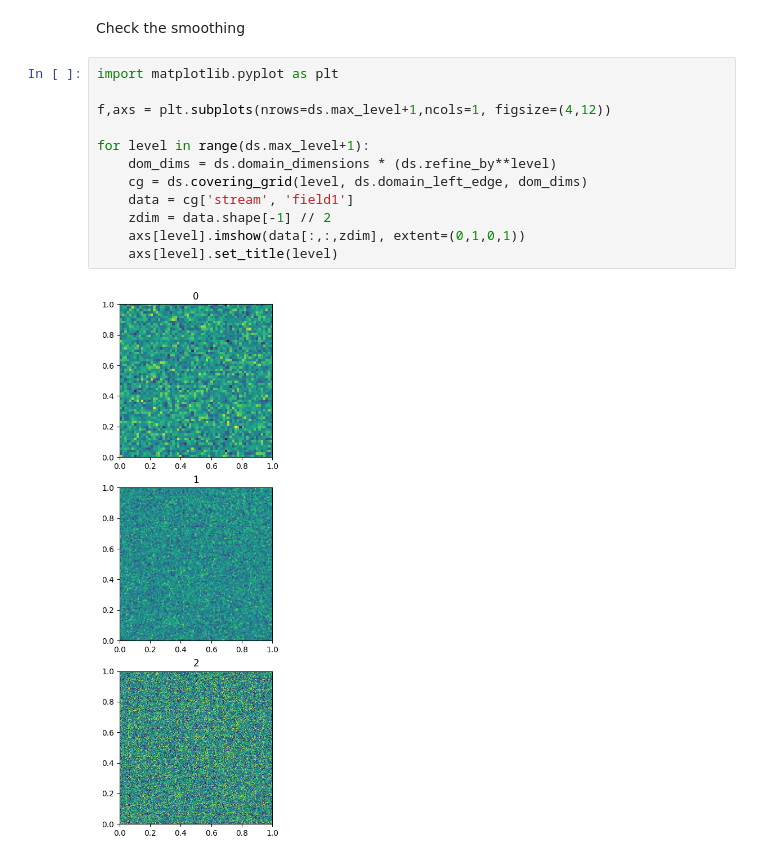
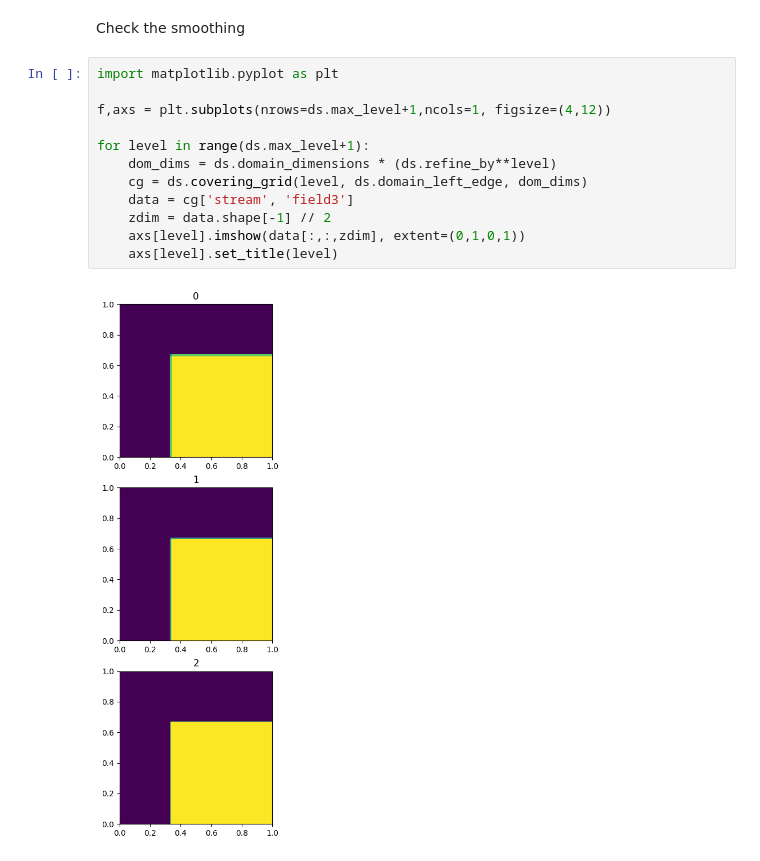
Before and after one commit to data-exp-lab/zarr_explorations, a Jupyter notebook: nbs/zarr_single_grid_as_amr_pyramid.ipynb, the cells around one changed output. Saved outputs shown, nothing was run; the diff lists cells and outputs as text.

```diff
--- a/nbs/zarr_single_grid_as_amr_pyramid.ipynb
+++ b/nbs/zarr_single_grid_as_amr_pyramid.ipynb
@@ -211,14 +217,14 @@ Check the smoothing
 # %%
 import matplotlib.pyplot as plt
 
 f,axs = plt.subplots(nrows=ds.max_level+1,ncols=1, figsize=(4,12))
 
 for level in range(ds.max_level+1):
     dom_dims = ds.domain_dimensions * (ds.refine_by**level)
     cg = ds.covering_grid(level, ds.domain_left_edge, dom_dims)
-    data = cg['stream', 'field1']
+    data = cg['stream', 'field3']
     zdim = data.shape[-1] // 2
     axs[level].imshow(data[:,:,zdim], extent=(0,1,0,1))
     axs[level].set_title(level)
 # %% [output]
-[figure, old version]
+[figure, new version]
```
Also changed, not shown: parts of 6 cells of this notebook.
